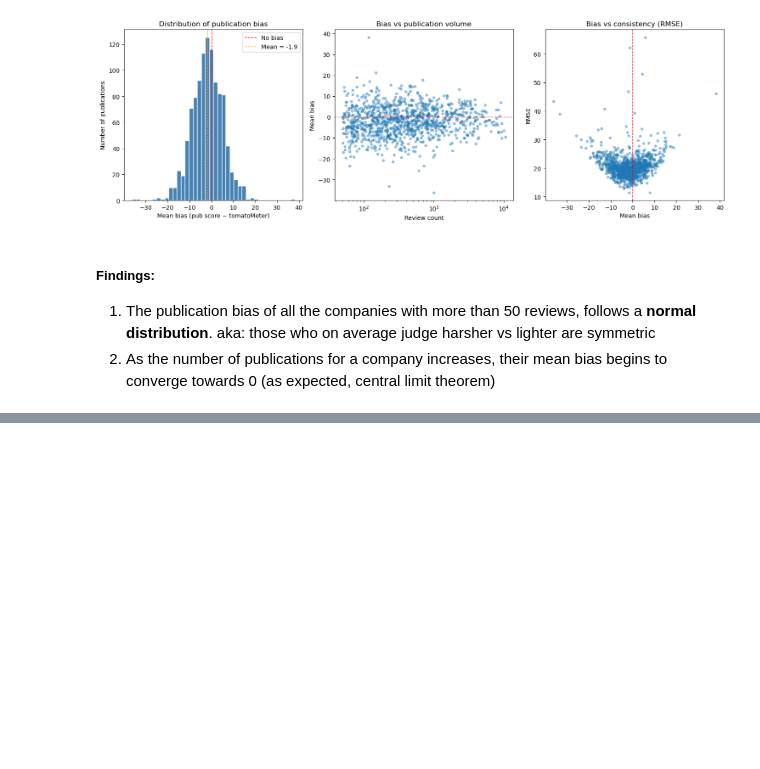
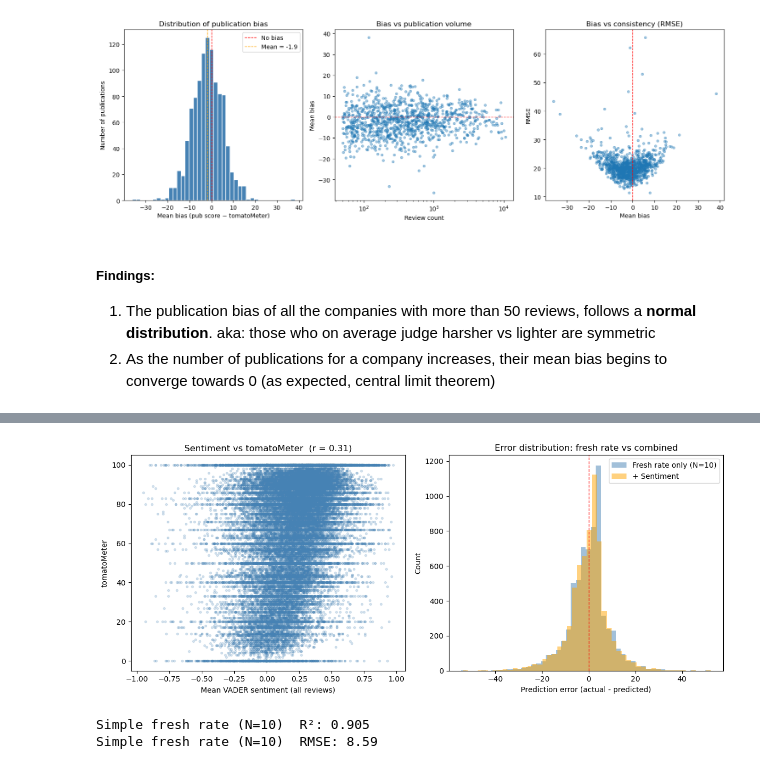
Before and after one commit to ClaroBaro/Rotten-Tomatoes-Analysis, a Jupyter notebook: notebooks/exploration.ipynb, the cells around one changed output, grey strips where cells are left out. Cells and saved outputs as stored; diff of their text form; code cells hidden in the pictures; blank space fills up the shorter version.

```diff
--- a/notebooks/exploration.ipynb
+++ b/notebooks/exploration.ipynb
@@ -690,0 +765,15 @@ plt.show()
+# %%
+# Aggregate per movie: mean sentiment score
+movie_sentiment = (
+    mt_sentiment
+    .groupby("id")
+    .agg(mean_sentiment=("sentiment", "mean"),
+         review_count   =("reviewId",  "count"))
+    .reset_index())
+
+movie_tomato_s = mt_sentiment[["id", "tomatoMeter"]].drop_duplicates()
+sentiment_data = movie_sentiment.merge(movie_tomato_s, on="id").dropna()
+print(f"Movies in sentiment model: {len(sentiment_data)}")
+
+corr = sentiment_data["mean_sentiment"].corr(sentiment_data["tomatoMeter"])
+print(f"Correlation (sentiment vs tomatoMeter): {corr:.3f}")
@@ -690,0 +849,38 @@ plt.show()
+# %%
+# Plot 1: sentiment vs tomatoMeter scatter
+# Plot 2: error distribution comparison
+fig, axes = plt.subplots(1, 2, figsize=(12, 5))
+
+axes[0].scatter(sentiment_data["mean_sentiment"], sentiment_data["tomatoMeter"],
+                alpha=0.2, s=8, color="steelblue")
+axes[0].set_xlabel("Mean VADER sentiment (all reviews)")
+axes[0].set_ylabel("tomatoMeter")
+axes[0].set_title(f"Sentiment vs tomatoMeter  (r = {corr:.2f})")
+
+err_fresh    = y_test_c - Ridge(alpha=1.0).fit(X_train_c[["fresh_rate_pct"]], y_train_c).predict(X_test_c[["fresh_rate_pct"]])
+err_combined = y_test_c - model_combined.predict(X_test_c)
+
+axes[1].hist(err_fresh,    bins=50, alpha=0.5, label=f"Fresh rate only (N={N})", color="steelblue")
+axes[1].hist(err_combined, bins=50, alpha=0.5, label="+ Sentiment",             color="orange")
+axes[1].axvline(0, color="red", linestyle="--", linewidth=1)
+axes[1].set_xlabel("Prediction error (actual - predicted)")
+axes[1].set_ylabel("Count")
+axes[1].set_title("Error distribution: fresh rate vs combined")
+axes[1].legend()
+
+plt.tight_layout()
+plt.show()
+# %% [output]
+[figure, added]
+# %%
+# R² for simple fresh rate model using first 10 reviews (to compare against combined model)
+data = early_review_predictions(10)
+y = data['tomatoMeter']
+X = data[['fresh_rate_pct']]
+X_train, X_test, y_train, y_test = train_test_split(X, y, test_size=0.2, random_state=42)
+m = Ridge(alpha=1.0).fit(X_train, y_train)
+print(f"Simple fresh rate (N=10)  R²: {m.score(X_test, y_test):.3f}")
+print(f"Simple fresh rate (N=10)  RMSE: {np.sqrt(mean_squared_error(y_test, m.predict(X_test))):.2f}")
+# %% [output]
+Simple fresh rate (N=10)  R²: 0.905
+Simple fresh rate (N=10)  RMSE: 8.59
```
Also changed, not shown: parts of 33 cells of this notebook.
